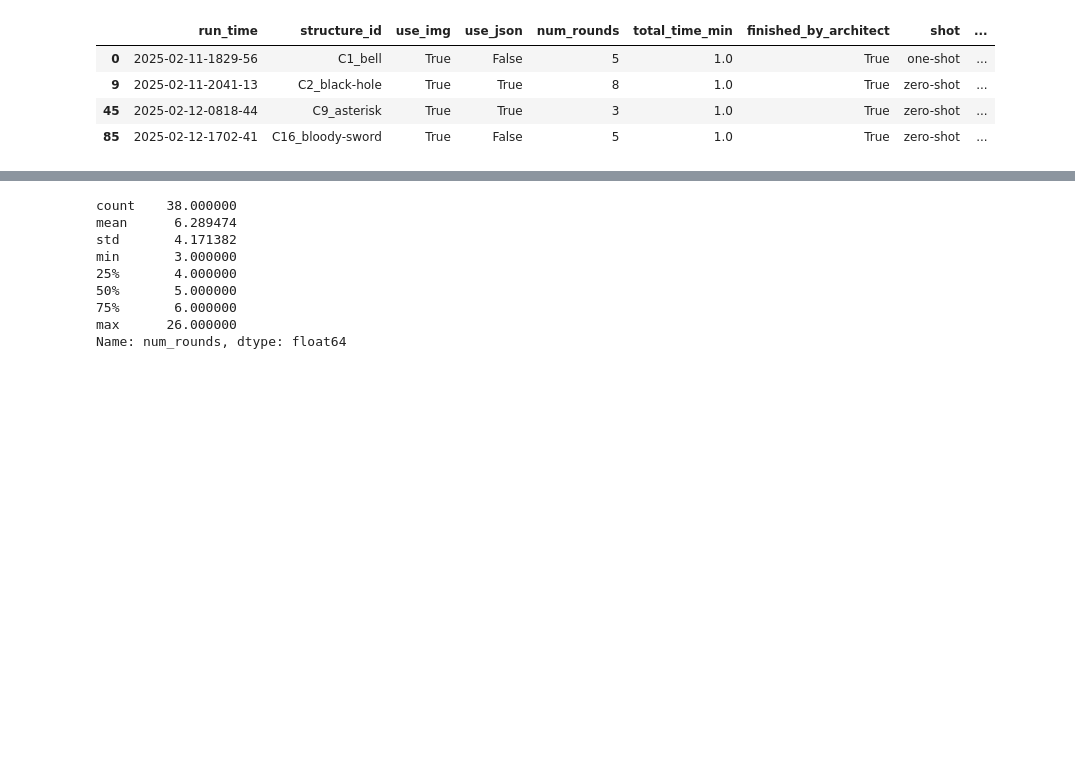
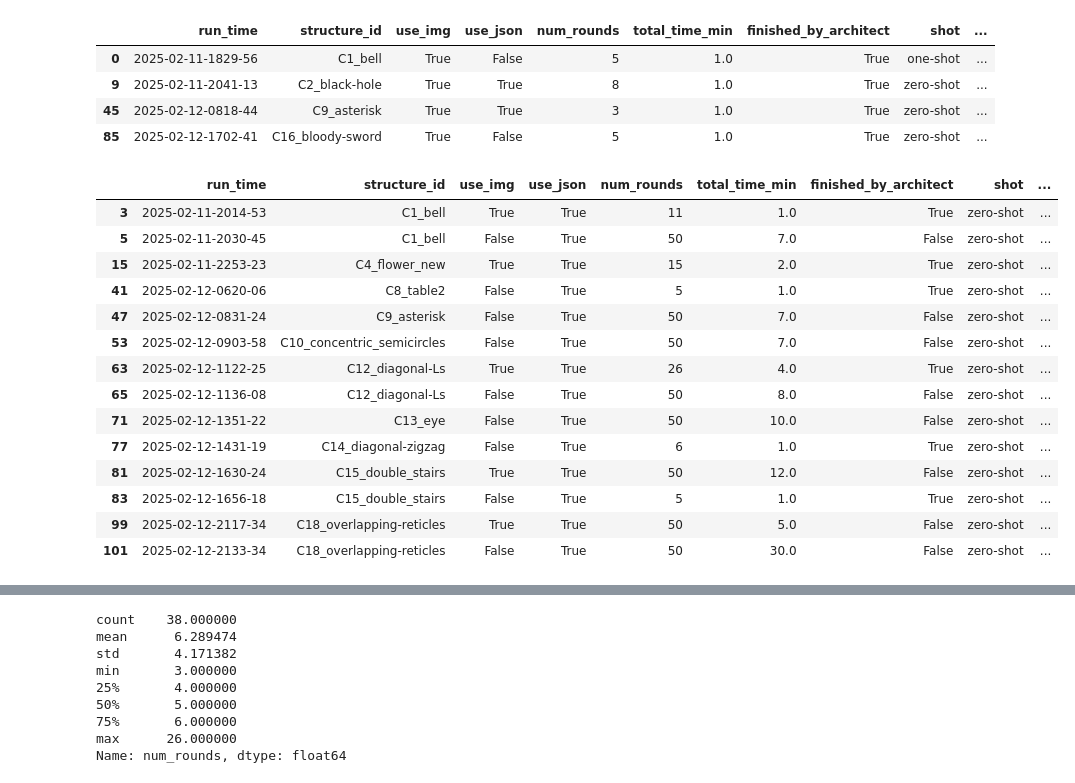
Before and after one commit to r3lativo/MLLMs-construction-company, a Jupyter notebook: src/data_analysis.ipynb, the cells around one changed output, grey strips where cells are left out. Drawn from its saved outputs; the diff is of its cells as text; code cells hidden in the pictures; blank space fills up the shorter version.

```diff
--- a/src/data_analysis.ipynb
+++ b/src/data_analysis.ipynb
@@ -114,6 +114,24 @@ df_main[df_main["BASE"] == 3]
 | 9 | 2025-02-11-2041-13 | C2_black-hole | True | True | 8 | 1.0 | True | zero-shot | ... |
 | 45 | 2025-02-12-0818-44 | C9_asterisk | True | True | 3 | 1.0 | True | zero-shot | ... |
 | 85 | 2025-02-12-1702-41 | C16_bloody-sword | True | False | 5 | 1.0 | True | zero-shot | ... |
+# %%
+df_main[(df_main["BASE"] == 1) & (df_main["accuracy"] > 0)]
+# %% [output]
+|  | run_time | structure_id | use_img | use_json | num_rounds | total_time_min | finished_by_architect | shot | ... |
+| 3 | 2025-02-11-2014-53 | C1_bell | True | True | 11 | 1.0 | True | zero-shot | ... |
+| 5 | 2025-02-11-2030-45 | C1_bell | False | True | 50 | 7.0 | False | zero-shot | ... |
+| 15 | 2025-02-11-2253-23 | C4_flower_new | True | True | 15 | 2.0 | True | zero-shot | ... |
+| 41 | 2025-02-12-0620-06 | C8_table2 | False | True | 5 | 1.0 | True | zero-shot | ... |
+| 47 | 2025-02-12-0831-24 | C9_asterisk | False | True | 50 | 7.0 | False | zero-shot | ... |
+| 53 | 2025-02-12-0903-58 | C10_concentric_semicircles | False | True | 50 | 7.0 | False | zero-shot | ... |
+| 63 | 2025-02-12-1122-25 | C12_diagonal-Ls | True | True | 26 | 4.0 | True | zero-shot | ... |
+| 65 | 2025-02-12-1136-08 | C12_diagonal-Ls | False | True | 50 | 8.0 | False | zero-shot | ... |
+| 71 | 2025-02-12-1351-22 | C13_eye | False | True | 50 | 10.0 | False | zero-shot | ... |
+| 77 | 2025-02-12-1431-19 | C14_diagonal-zigzag | False | True | 6 | 1.0 | True | zero-shot | ... |
+| 81 | 2025-02-12-1630-24 | C15_double_stairs | True | True | 50 | 12.0 | False | zero-shot | ... |
+| 83 | 2025-02-12-1656-18 | C15_double_stairs | False | True | 5 | 1.0 | True | zero-shot | ... |
+| 99 | 2025-02-12-2117-34 | C18_overlapping-reticles | True | True | 50 | 5.0 | False | zero-shot | ... |
+| 101 | 2025-02-12-2133-34 | C18_overlapping-reticles | False | True | 50 | 30.0 | False | zero-shot | ... |
 # %%
 df_main[df_main["accuracy"] > 0]
 # %% [output]
```
Also changed, not shown: parts of 4 cells of this notebook, 5 other files.
